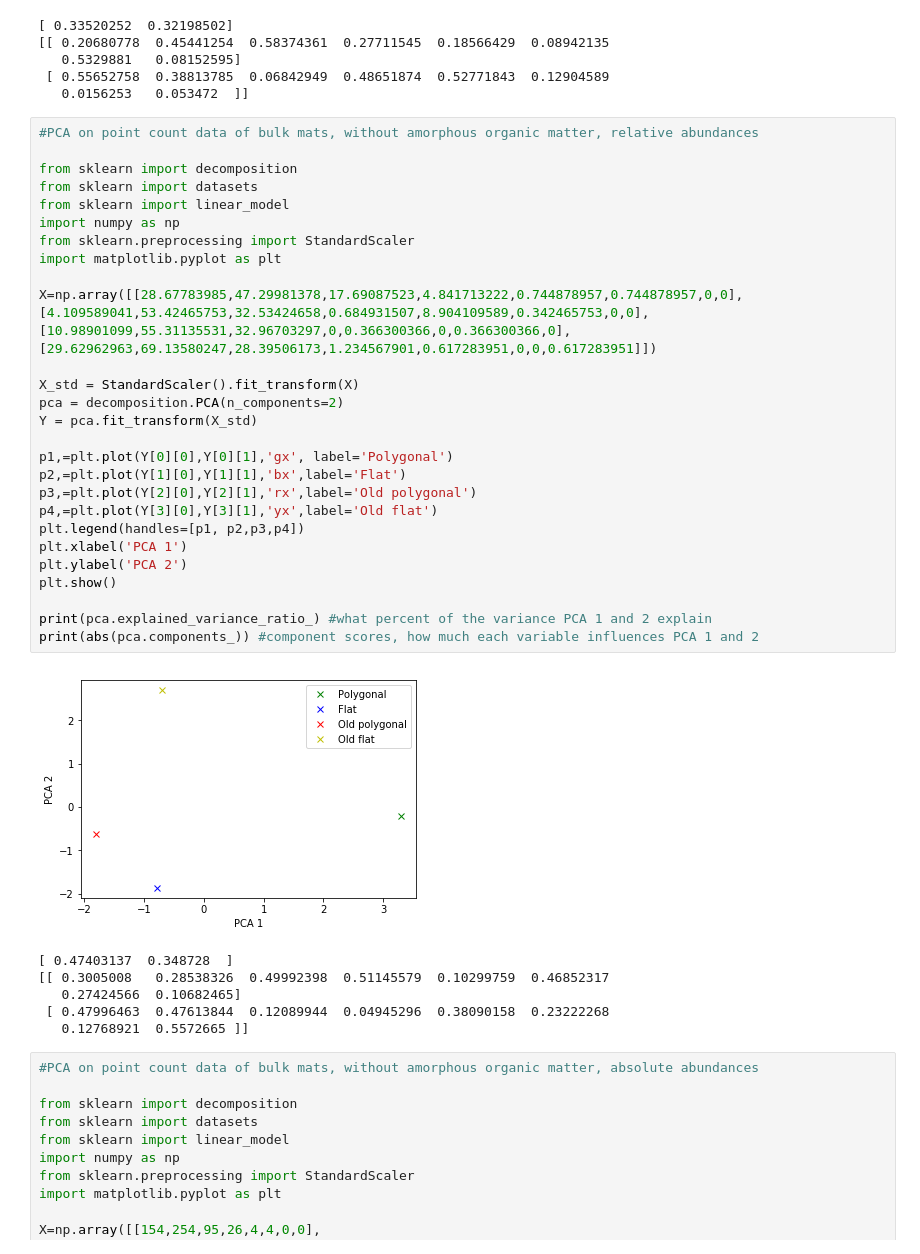
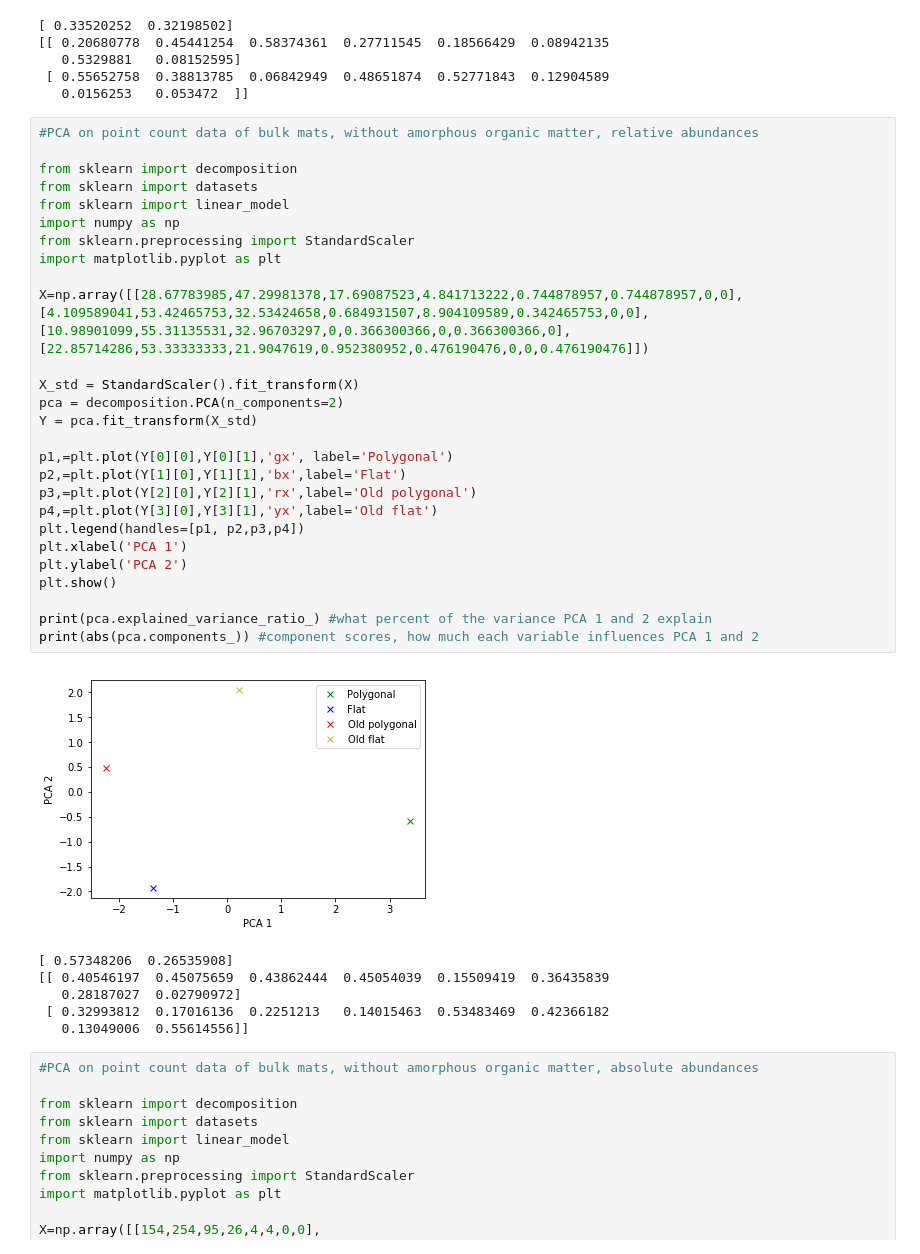
Before and after one commit to sriemer1/senior-thesis, a Jupyter notebook: Jmicrovision data .ipynb, the cells around one changed output. Drawn from its saved outputs; the diff is of its cells as text.

```diff
--- a/Jmicrovision data .ipynb
+++ b/Jmicrovision data .ipynb
@@ -340,40 +346,40 @@ print(abs(pca.components_)) #component scores, how much each variable influences
 # %%
 #PCA on point count data of bulk mats, without amorphous organic matter, relative abundances
 
 from sklearn import decomposition
 from sklearn import datasets
 from sklearn import linear_model
 import numpy as np
 from sklearn.preprocessing import StandardScaler
 import matplotlib.pyplot as plt
 
 X=np.array([[28.67783985,47.29981378,17.69087523,4.841713222,0.744878957,0.744878957,0,0],
 [4.109589041,53.42465753,32.53424658,0.684931507,8.904109589,0.342465753,0,0],
 [10.98901099,55.31135531,32.96703297,0,0.366300366,0,0.366300366,0],
-[29.62962963,69.13580247,28.39506173,1.234567901,0.617283951,0,0,0.617283951]])
+[22.85714286,53.33333333,21.9047619,0.952380952,0.476190476,0,0,0.476190476]])
 
 X_std = StandardScaler().fit_transform(X)
 pca = decomposition.PCA(n_components=2)
 Y = pca.fit_transform(X_std)
 
 p1,=plt.plot(Y[0][0],Y[0][1],'gx', label='Polygonal')
 p2,=plt.plot(Y[1][0],Y[1][1],'bx',label='Flat')
 p3,=plt.plot(Y[2][0],Y[2][1],'rx',label='Old polygonal')
 p4,=plt.plot(Y[3][0],Y[3][1],'yx',label='Old flat')
 plt.legend(handles=[p1, p2,p3,p4])
 plt.xlabel('PCA 1')
 plt.ylabel('PCA 2')
 plt.show()
 
 print(pca.explained_variance_ratio_) #what percent of the variance PCA 1 and 2 explain
 print(abs(pca.components_)) #component scores, how much each variable influences PCA 1 and 2
 # %% [output]
-[figure, old version]
+[figure, new version]
-[ 0.47403137  0.348728  ]
-[[ 0.3005008   0.28538326  0.49992398  0.51145579  0.10299759  0.46852317
-   0.27424566  0.10682465]
- [ 0.47996463  0.47613844  0.12089944  0.04945296  0.38090158  0.23222268
-   0.12768921  0.5572665 ]]
+[ 0.57348206  0.26535908]
+[[ 0.40546197  0.45075659  0.43862444  0.45054039  0.15509419  0.36435839
+   0.28187027  0.02790972]
+ [ 0.32993812  0.17016136  0.2251213   0.14015463  0.53483469  0.42366182
+   0.13049006  0.55614556]]
 # %%
 #PCA on point count data of bulk mats, without amorphous organic matter, absolute abundances
 
```
Also changed, not shown: parts of 2 cells of this notebook.
